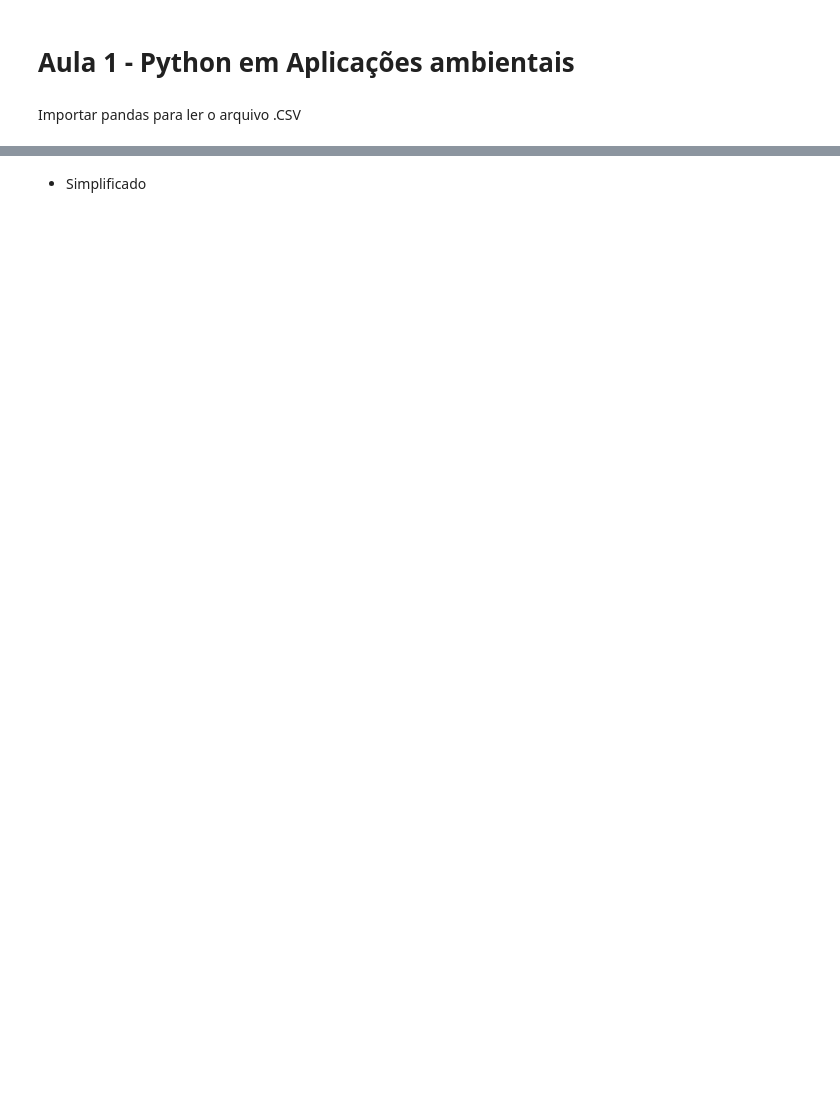
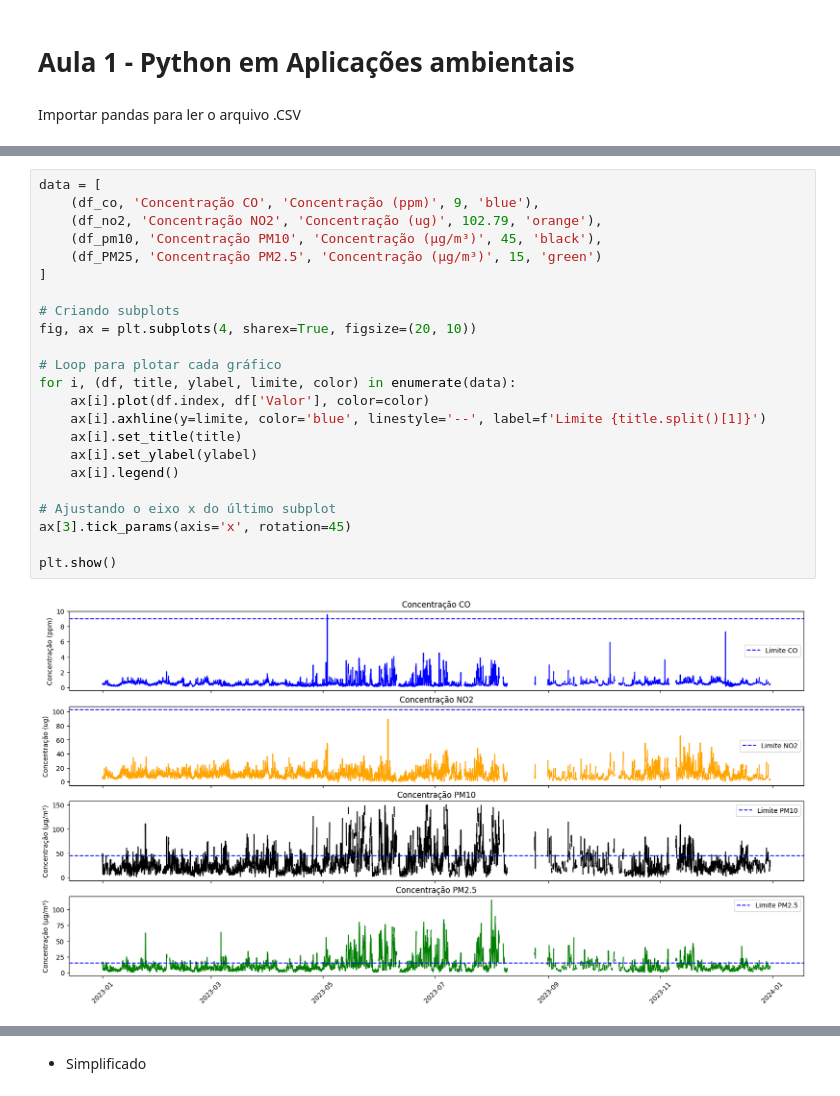
Before and after one commit to Marcosperrude/ENS410064, a Jupyter notebook: scripts/Atividade3.ipynb, the cells around one changed output, grey strips where cells are left out. Saved outputs shown, nothing was run; the diff lists cells and outputs as text; blank space fills up the shorter version.

```diff
--- a/scripts/Atividade3.ipynb
+++ b/scripts/Atividade3.ipynb
@@ -264,3 +107,28 @@ plt.show()
+# %%
+data = [
+    (df_co, 'Concentração CO', 'Concentração (ppm)', 9, 'blue'),
+    (df_no2, 'Concentração NO2', 'Concentração (ug)', 102.79, 'orange'),
+    (df_pm10, 'Concentração PM10', 'Concentração (µg/m³)', 45, 'black'),
+    (df_PM25, 'Concentração PM2.5', 'Concentração (µg/m³)', 15, 'green')
+]
+
+# Criando subplots
+fig, ax = plt.subplots(4, sharex=True, figsize=(20, 10))
+
+# Loop para plotar cada gráfico
+for i, (df, title, ylabel, limite, color) in enumerate(data):
+    ax[i].plot(df.index, df['Valor'], color=color)
+    ax[i].axhline(y=limite, color='blue', linestyle='--', label=f'Limite {title.split()[1]}')
+    ax[i].set_title(title)
+    ax[i].set_ylabel(ylabel)
+    ax[i].legend()
+
+# Ajustando o eixo x do último subplot
+ax[3].tick_params(axis='x', rotation=45)
+
+plt.show()
+# %% [output]
+[figure, added]
 # %%
 # Calcula a média, mínima e máxima diária
 media_diaria_co = df_co['Valor'].resample('D').mean()  #Resample('D'),reamostrar os dados em uma base diária e calculua a media
```
Also changed, not shown: parts of 28 cells of this notebook.
